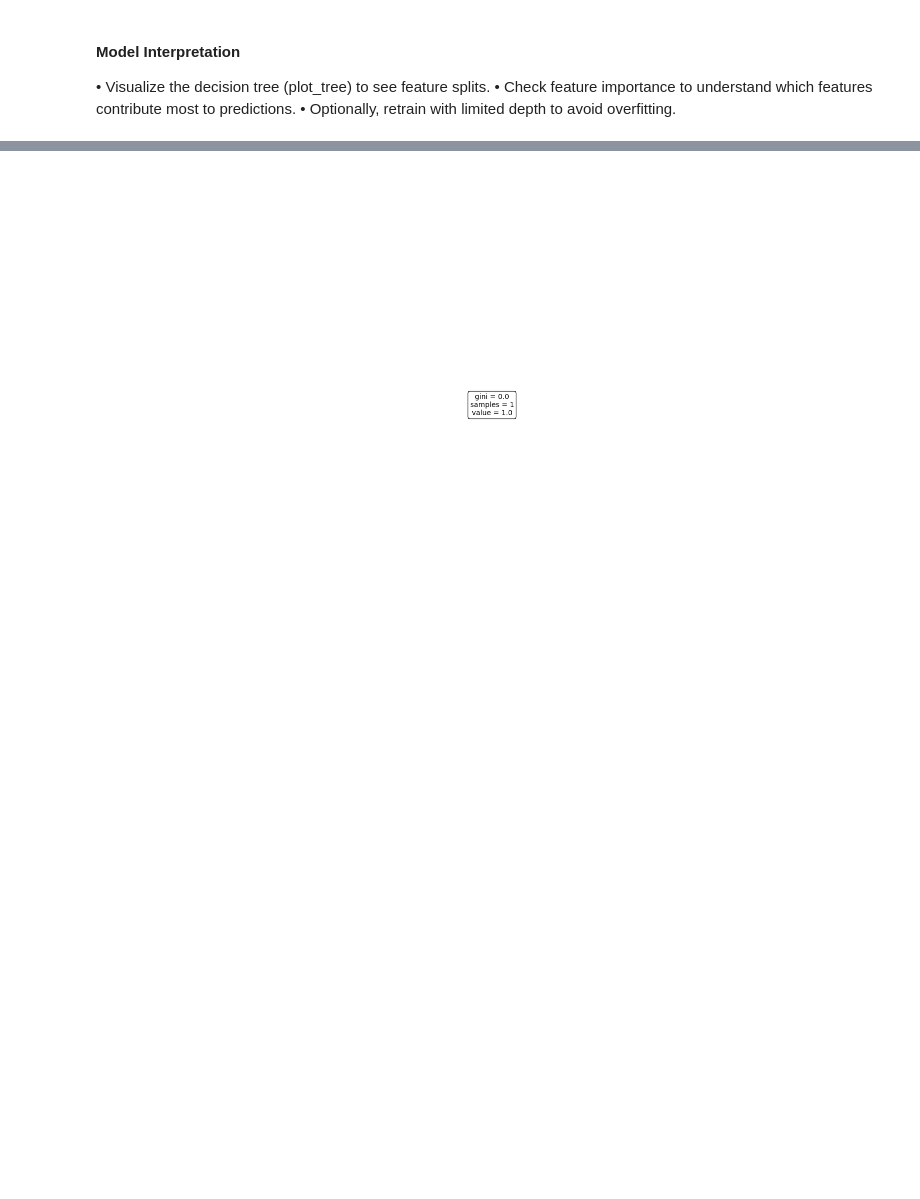
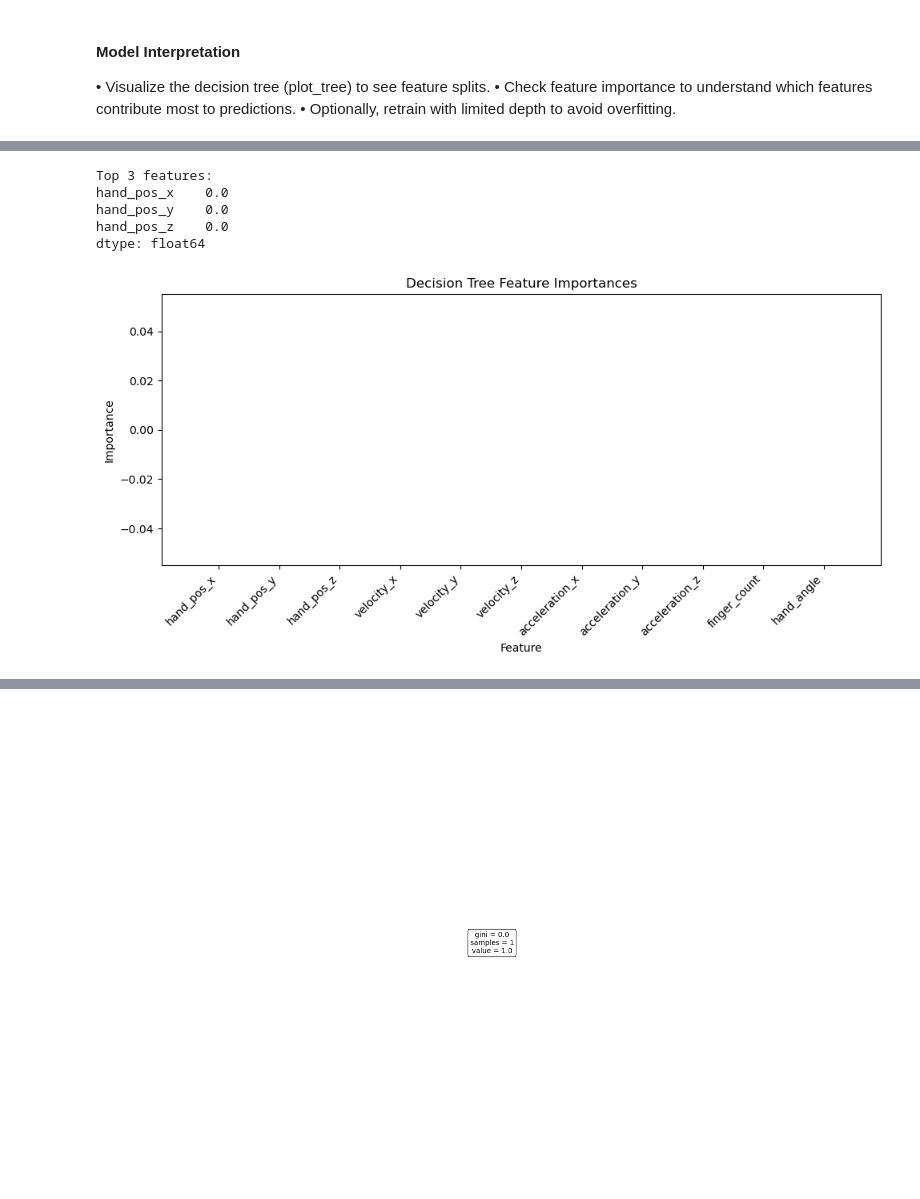
Before and after one commit to kimritaa/COM685NaturalIntelligentUserInterfaces., a Jupyter notebook: Week1/lab1.ipynb, the cells around one changed output, grey strips where cells are left out. Drawn from its saved outputs; the diff is of its cells as text; code cells hidden in the pictures; blank space fills up the shorter version.

```diff
--- a/Week1/lab1.ipynb
+++ b/Week1/lab1.ipynb
@@ -341,0 +362,26 @@ depth to avoid overfitting.
+# %%
+# Compute feature importances
+importances = pd.Series(dt_model.feature_importances_, index=X_train.columns)
+importances_sorted = importances.sort_values(ascending=False)
+
+# Display top 3 features
+top_3 = importances_sorted.head(3)
+print("Top 3 features:")
+print(top_3)
+
+# Plot feature importances
+plt.figure(figsize=(10, 5))
+plt.bar(importances_sorted.index, importances_sorted.values)
+plt.title("Decision Tree Feature Importances")
+plt.xlabel("Feature")
+plt.ylabel("Importance")
+plt.xticks(rotation=45, ha="right")
+plt.tight_layout()
+plt.show()
+# %% [output]
+Top 3 features:
+hand_pos_x    0.0
+hand_pos_y    0.0
+hand_pos_z    0.0
+dtype: float64
+[figure, added]
```
Also changed, not shown: parts of 6 cells of this notebook.
